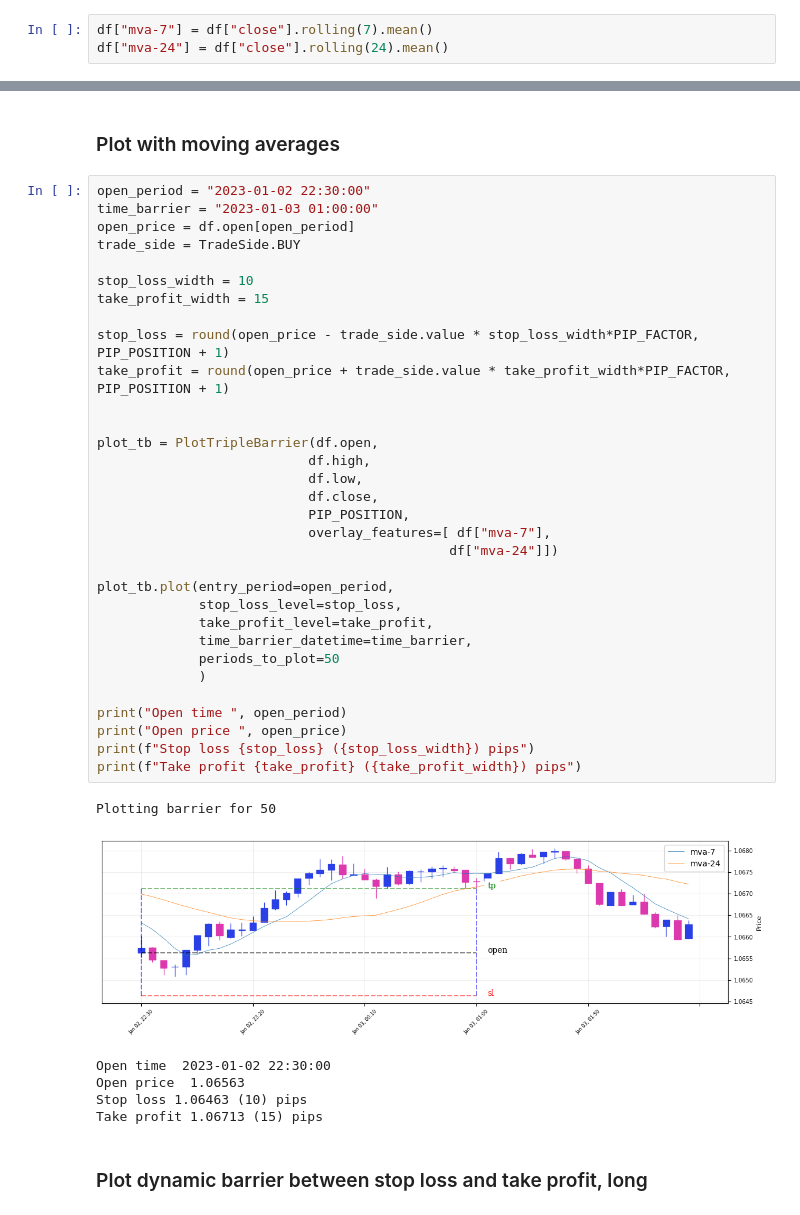
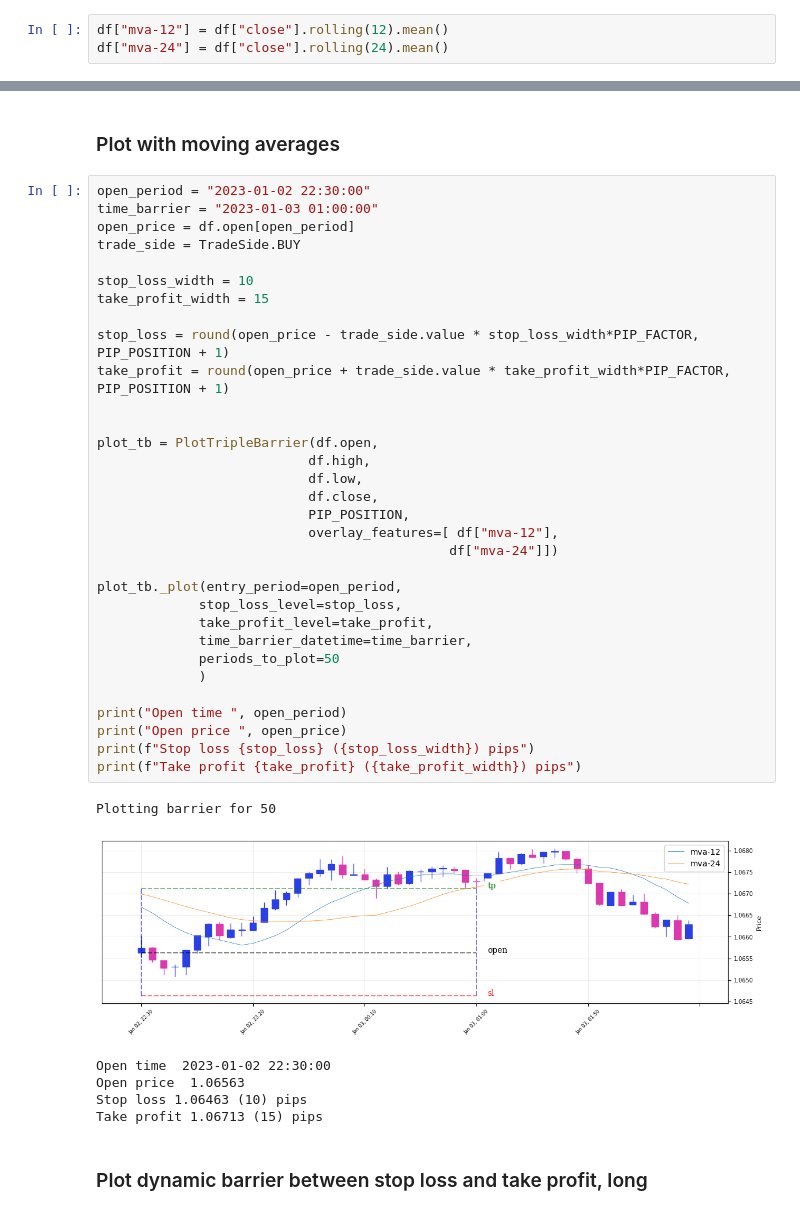
Before and after one commit to mchiuminatto/triple_barrier, a Jupyter notebook: docs/test-triple-barrier-plotting.ipynb, the cells around one changed output, grey strips where cells are left out. Cells and saved outputs as stored; diff of their text form.

```diff
--- a/docs/test-triple-barrier-plotting.ipynb
+++ b/docs/test-triple-barrier-plotting.ipynb
@@ -25,7 +29,7 @@ df = pd.read_csv("../tests/data/EURUSD_5 Mins_Ask_2023.01.02_2024.02.02.csv",
 # %% [markdown]
 ## Calculate Features
 # %%
-df["mva-7"] = df["close"].rolling(7).mean()
+df["mva-12"] = df["close"].rolling(12).mean()
 df["mva-24"] = df["close"].rolling(24).mean()
 # %%
 PIP_POSITION = 4
@@ -117,36 +130,36 @@ open_period = "2023-01-02 22:30:00"
 time_barrier = "2023-01-03 01:00:00"
 open_price = df.open[open_period]
 trade_side = TradeSide.BUY
 
 stop_loss_width = 10
 take_profit_width = 15
 
 stop_loss = round(open_price - trade_side.value * stop_loss_width*PIP_FACTOR, PIP_POSITION + 1)
 take_profit = round(open_price + trade_side.value * take_profit_width*PIP_FACTOR, PIP_POSITION + 1)
 
 
 plot_tb = PlotTripleBarrier(df.open,
                            df.high,
                            df.low,
                            df.close,
                            PIP_POSITION,
-                           overlay_features=[ df["mva-7"],
+                           overlay_features=[ df["mva-12"],
                                              df["mva-24"]])
 
-plot_tb.plot(entry_period=open_period,
+plot_tb._plot(entry_period=open_period,
              stop_loss_level=stop_loss,
              take_profit_level=take_profit,
              time_barrier_datetime=time_barrier,
              periods_to_plot=50
              )
 
 print("Open time ", open_period)
 print("Open price ", open_price)
 print(f"Stop loss {stop_loss} ({stop_loss_width}) pips")
 print(f"Take profit {take_profit} ({take_profit_width}) pips")
 # %% [output]
 Plotting barrier for 50
-[figure, old version]
+[figure, new version]
 Open time  2023-01-02 22:30:00
 Open price  1.06563
 Stop loss 1.06463 (10) pips
```
Also changed, not shown: parts of 12 cells of this notebook, 18 other files.
